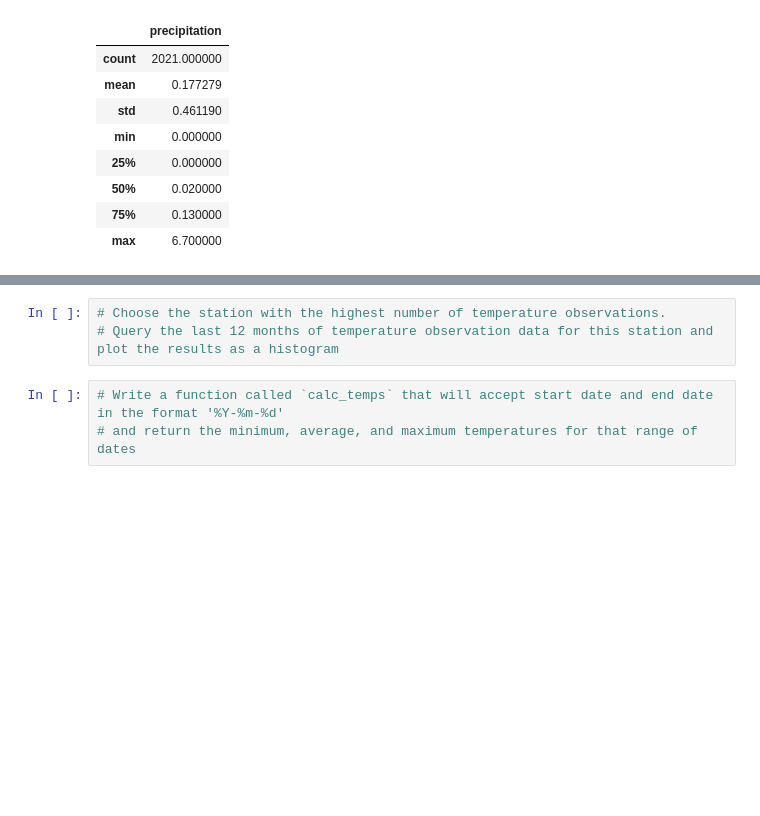
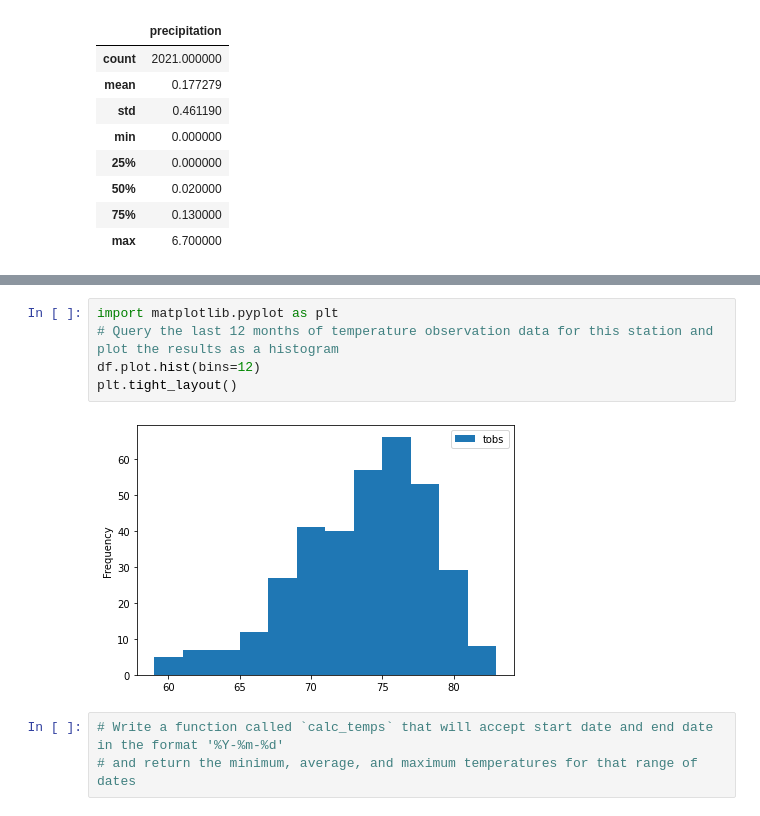
Before and after one commit to HarrietHammond/surfs_up, a Jupyter notebook: climate_analysis.ipynb, the cells around one changed output, grey strips where cells are left out. Cells and saved outputs as stored; diff of their text form; blank space fills up the shorter version.

```diff
--- a/climate_analysis.ipynb
+++ b/climate_analysis.ipynb
@@ -159,6 +210,10 @@ df.describe()
 # %%
-# Choose the station with the highest number of temperature observations.
+import matplotlib.pyplot as plt
 # Query the last 12 months of temperature observation data for this station and plot the results as a histogram
+df.plot.hist(bins=12)
+plt.tight_layout()
+# %% [output]
+[figure, added]
 # %%
 # Write a function called `calc_temps` that will accept start date and end date in the format '%Y-%m-%d'
 # and return the minimum, average, and maximum temperatures for that range of dates
```
Also changed, not shown: parts of 9 cells of this notebook.
